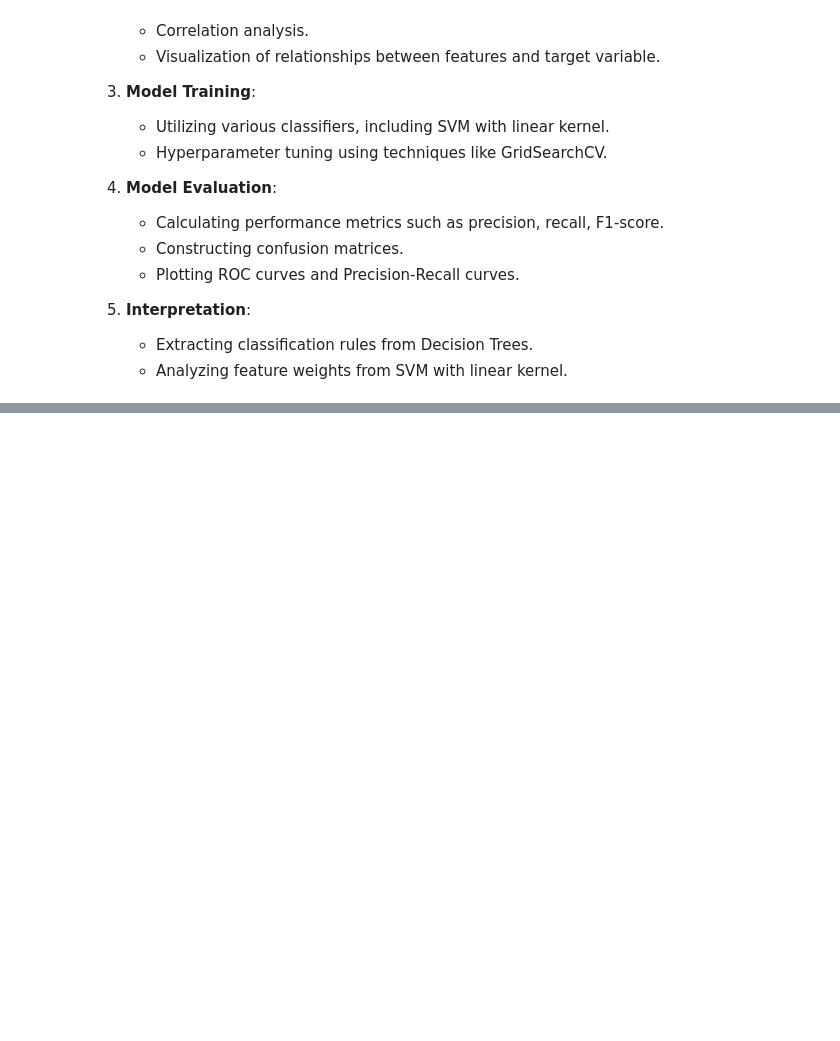
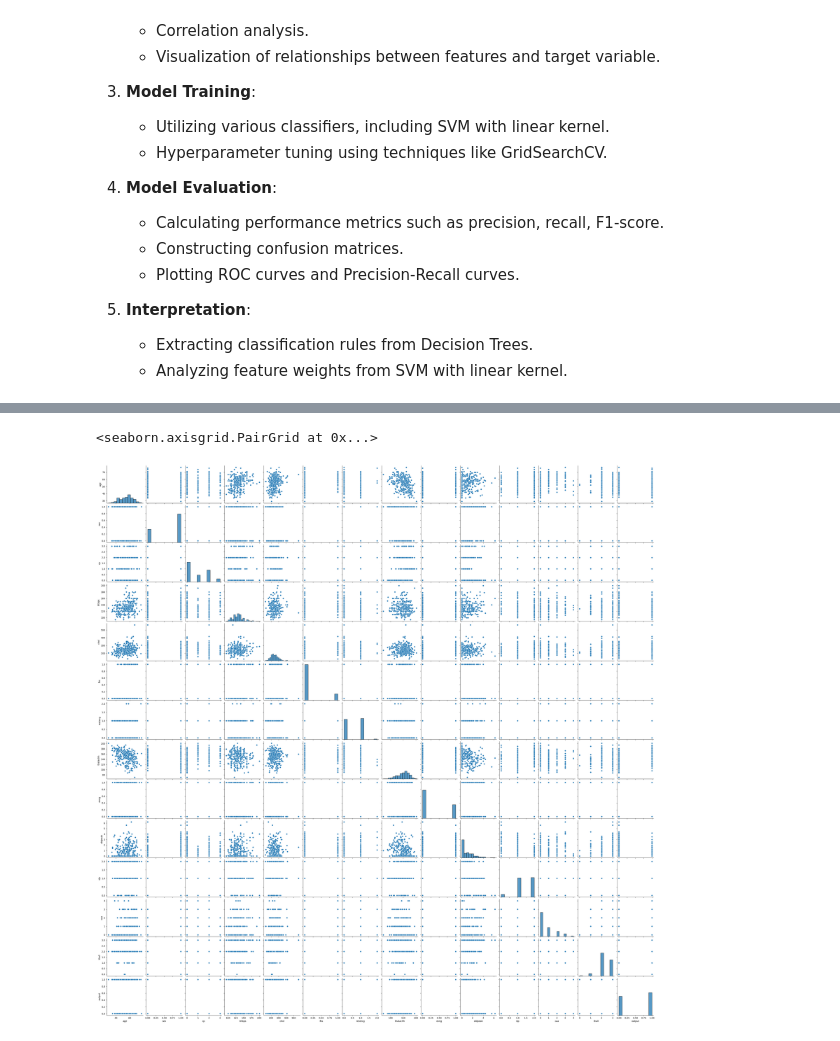
Before and after one commit to RogerAndo/MLProject2024, a Jupyter notebook: heart_attack_prediction.ipynb, the cells around one changed output, grey strips where cells are left out. Drawn from its saved outputs; the diff is of its cells as text; code cells hidden in the pictures; blank space fills up the shorter version.

```diff
--- a/heart_attack_prediction.ipynb
+++ b/heart_attack_prediction.ipynb
@@ -54,0 +112,7 @@ o2saturation_data.head()
+# %%
+import seaborn as sns
+
+sns.pairplot(heart_data)
+# %% [output]
+<seaborn.axisgrid.PairGrid at 0x...>
+[figure, added]
```
Also changed, not shown: parts of 23 cells of this notebook, 1 other file.
